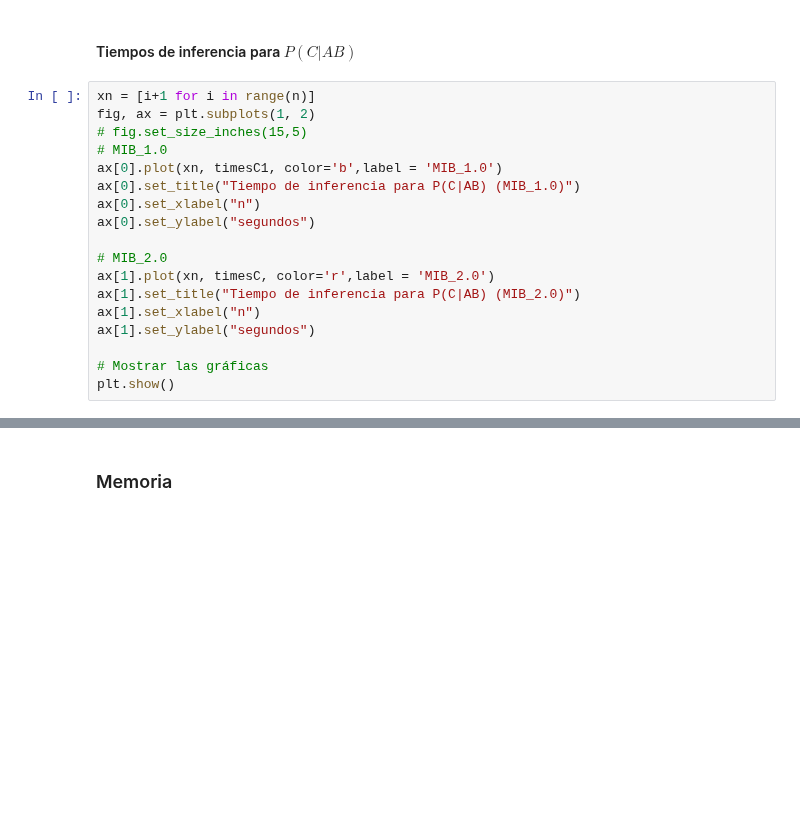
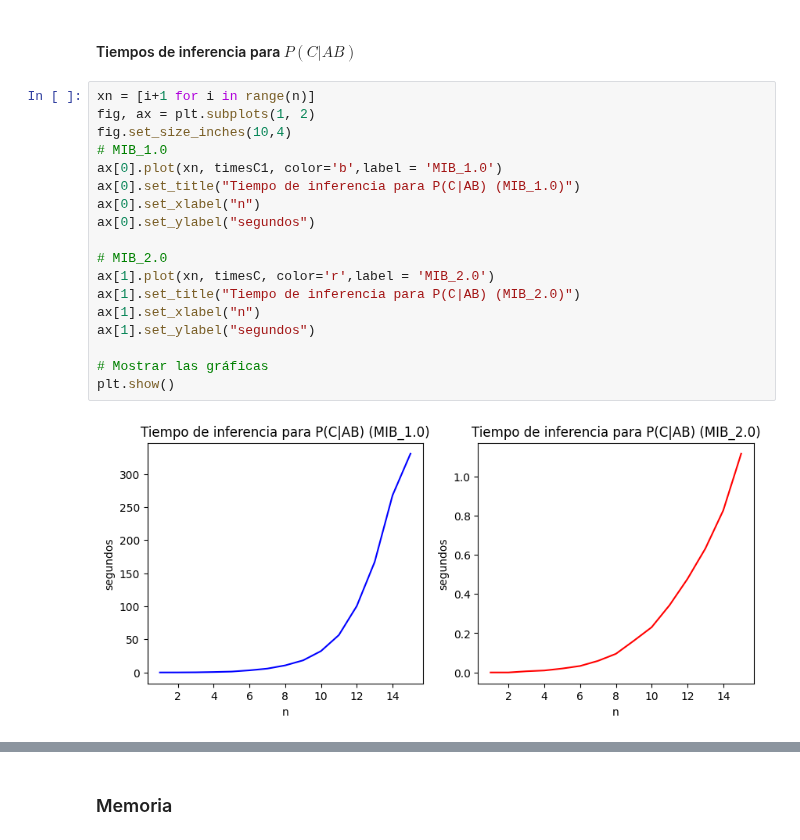
Before and after one commit to robertorys/Tesis, a Jupyter notebook: Test_mib_v2_3_1.ipynb, the cells around one changed output, grey strips where cells are left out. Drawn from its saved outputs; the diff is of its cells as text; blank space fills up the shorter version.

```diff
--- a/Test_mib_v2_3_1.ipynb
+++ b/Test_mib_v2_3_1.ipynb
@@ -211,21 +230,23 @@ plt.show()
 # %%
 xn = [i+1 for i in range(n)]
 fig, ax = plt.subplots(1, 2)
-# fig.set_size_inches(15,5)
+fig.set_size_inches(10,4)
 # MIB_1.0
 ax[0].plot(xn, timesC1, color='b',label = 'MIB_1.0')
 ax[0].set_title("Tiempo de inferencia para P(C|AB) (MIB_1.0)")
 ax[0].set_xlabel("n")
 ax[0].set_ylabel("segundos")
 
 # MIB_2.0
 ax[1].plot(xn, timesC, color='r',label = 'MIB_2.0')
 ax[1].set_title("Tiempo de inferencia para P(C|AB) (MIB_2.0)")
 ax[1].set_xlabel("n")
 ax[1].set_ylabel("segundos")
 
 # Mostrar las gráficas
 plt.show()
+# %% [output]
+[figure, added]
 # %%
 fig, ax = plt.subplots()
 
```
Also changed, not shown: parts of 12 cells of this notebook, 11 other files.
